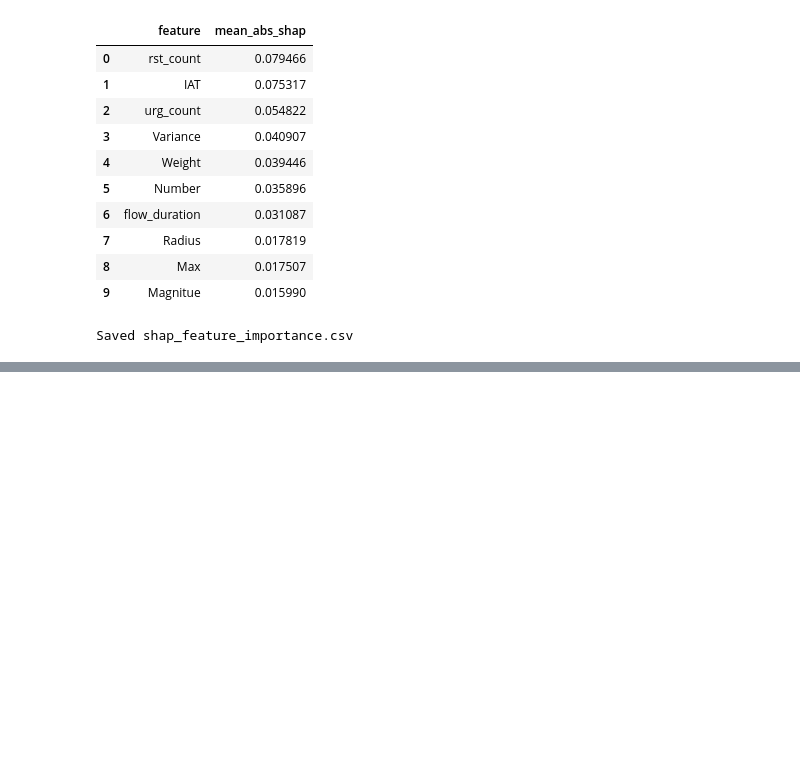
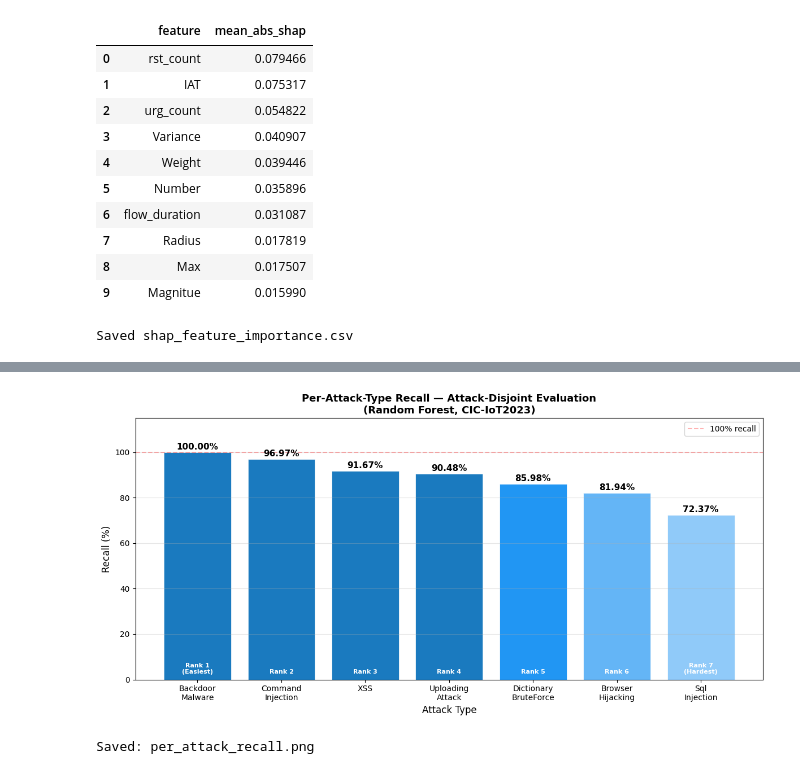
Before and after one commit to danjela234/CICIOT23, a Jupyter notebook: Thesis_Experiment.ipynb, the cells around one changed output, grey strips where cells are left out. Cells and saved outputs as stored; diff of their text form; code cells hidden in the pictures; blank space fills up the shorter version.

Commit message:
Added cross dataset evaluation and updated thesis experiment

```diff
--- a/Thesis_Experiment.ipynb
+++ b/Thesis_Experiment.ipynb
@@ -493,0 +1839,17 @@ Saved shap_feature_importance.csv
+# %%
+# Check if timestamp column exists in the data
+import pandas as pd
+
+print("Checking for timestamp columns...")
+chunk = pd.read_csv(TRAIN_PATH, nrows=5)
+print(f"All columns: {list(chunk.columns)}")
+print(f"\nTotal columns: {len(chunk.columns)}")
+
+# Look for any time-related columns
+time_cols = [c for c in chunk.columns if any(x in c.lower()
+             for x in ['time', 'date', 'stamp', 'hour', 'day', 'week'])]
+print(f"\nTime-related columns found: {time_cols}")
+
+# Show first few rows
+print("\nFirst 3 rows:")
+print(chunk.head(3))
@@ -493,0 +2028,52 @@ Saved shap_feature_importance.csv
+# %%
+import matplotlib.pyplot as plt
+import numpy as np
+
+attack_types = [
+    "Backdoor\nMalware",
+    "Command\nInjection",
+    "XSS",
+    "Uploading\nAttack",
+    "Dictionary\nBruteForce",
+    "Browser\nHijacking",
+    "Sql\nInjection"
+]
+
+recall_values = [100.00, 96.97, 91.67, 90.48, 85.98, 81.94, 72.37]
+colors = ['#1a7abf' if r >= 90 else '#2196F3' if r >= 85 else '#64B5F6'
+          if r >= 80 else '#90CAF9' for r in recall_values]
+
+fig, ax = plt.subplots(figsize=(12, 6))
+bars = ax.bar(attack_types, recall_values, color=colors,
+              edgecolor='white', linewidth=0.5)
+
+# Add value labels on bars
+for bar, val in zip(bars, recall_values):
+    ax.text(bar.get_x() + bar.get_width()/2, bar.get_height() + 0.5,
+            f'{val:.2f}%', ha='center', va='bottom',
+            fontsize=11, fontweight='bold')
+
+# Add difficulty rank labels
+ranks = ["Rank 1\n(Easiest)", "Rank 2", "Rank 3", "Rank 4",
+         "Rank 5", "Rank 6", "Rank 7\n(Hardest)"]
+for i, (bar, rank) in enumerate(zip(bars, ranks)):
+    ax.text(bar.get_x() + bar.get_width()/2, 2,
+            rank, ha='center', va='bottom',
+            fontsize=8, color='white', fontweight='bold')
+
+ax.set_xlabel('Attack Type', fontsize=12)
+ax.set_ylabel('Recall (%)', fontsize=12)
+ax.set_title('Per-Attack-Type Recall — Attack-Disjoint Evaluation\n(Random Forest, CIC-IoT2023)',
+             fontsize=13, fontweight='bold')
+ax.set_ylim(0, 115)
+ax.axhline(y=100, color='red', linestyle='--', alpha=0.3, label='100% recall')
+ax.legend(fontsize=10)
+ax.grid(axis='y', alpha=0.3)
+
+plt.tight_layout()
+plt.savefig('per_attack_recall.png', dpi=150, bbox_inches='tight')
+plt.show()
+print("Saved: per_attack_recall.png")
+# %% [output]
+[figure, added]
+Saved: per_attack_recall.png
```
Also changed, not shown: parts of 21 cells of this notebook, 1 other file.
